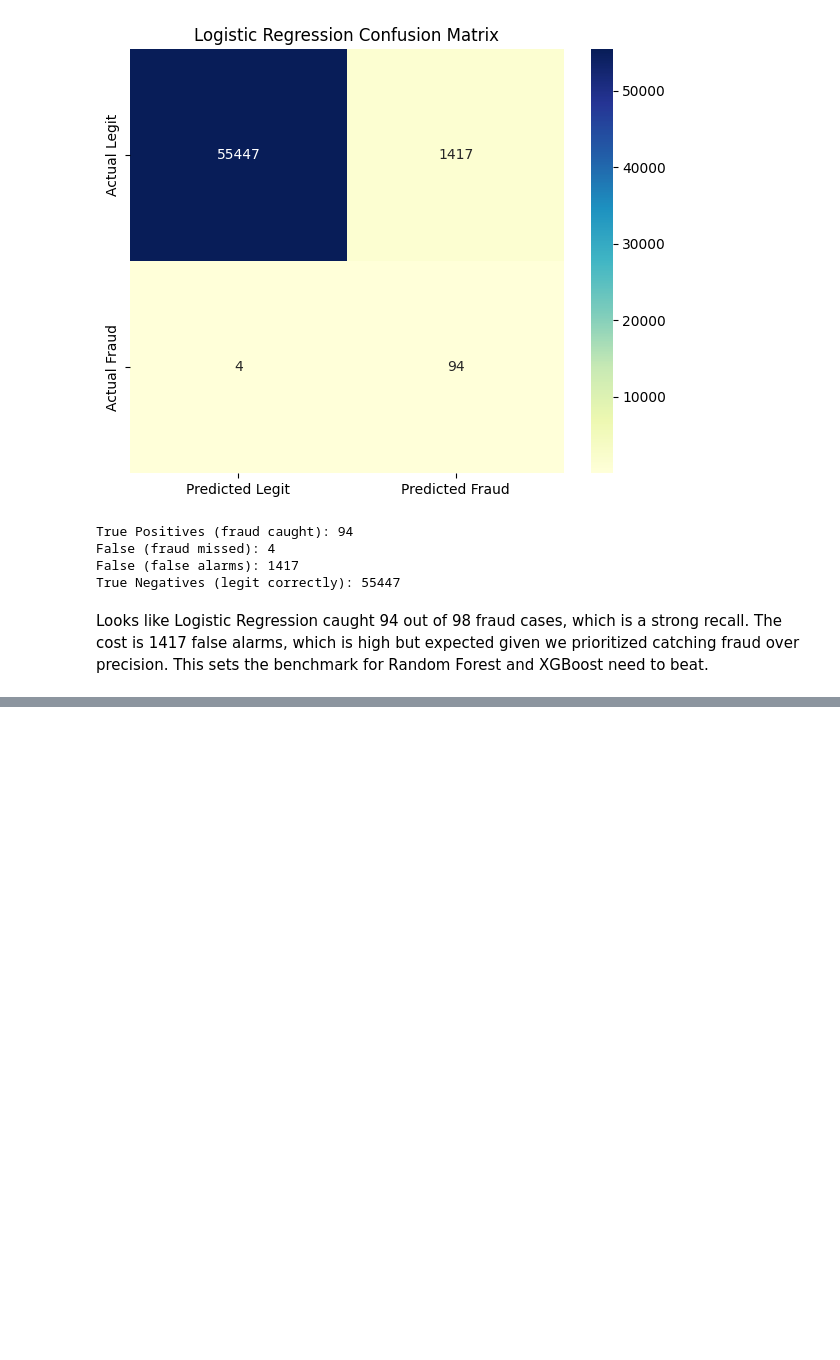
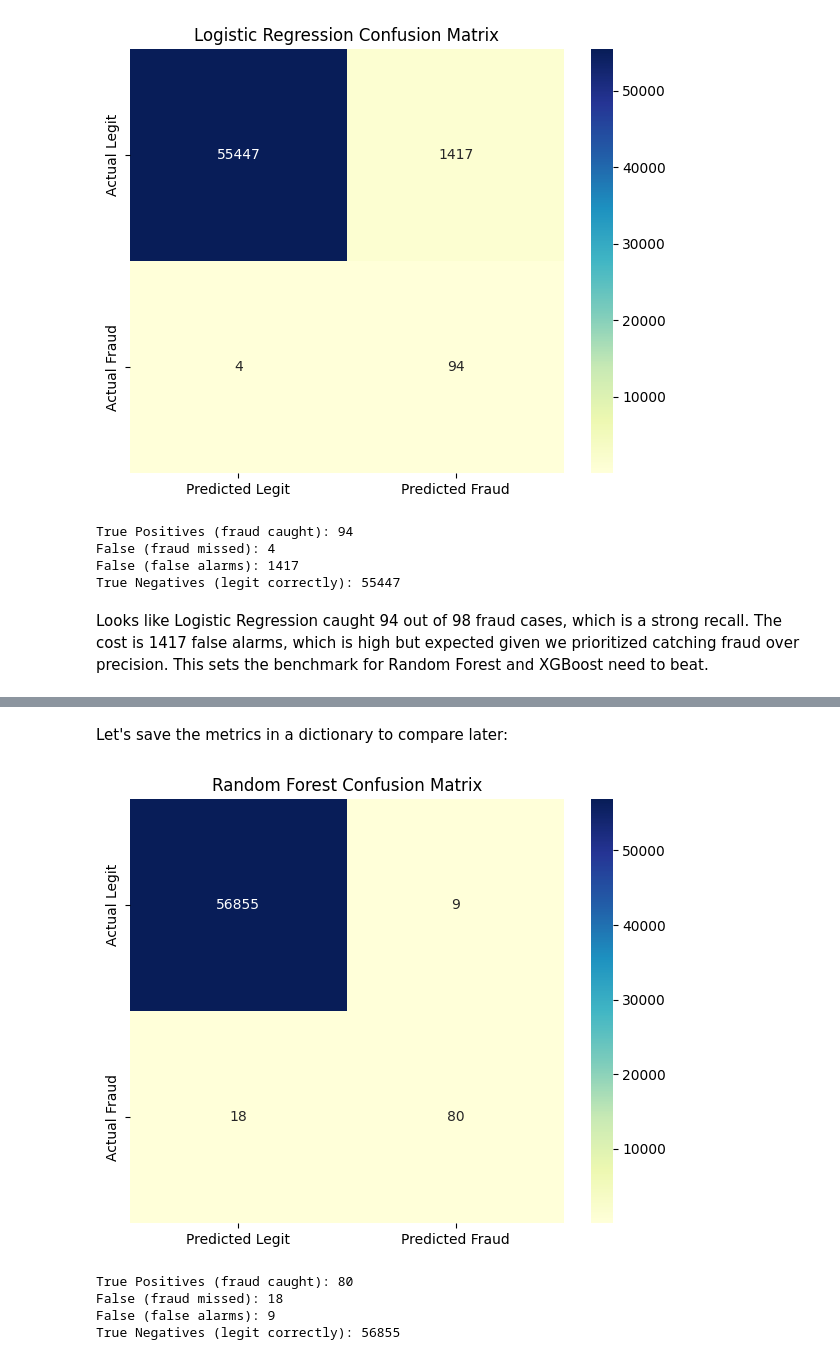
Before and after one commit to ShawarmaOnGit/ML-Assessment, a Jupyter notebook: credit_card_fraud_detection.ipynb, the cells around one changed output, grey strips where cells are left out. Drawn from its saved outputs; the diff is of its cells as text; code cells hidden in the pictures; blank space fills up the shorter version.

Commit message:
feat: Finish Random Forest

```diff
--- a/credit_card_fraud_detection.ipynb
+++ b/credit_card_fraud_detection.ipynb
@@ -553,0 +558,11 @@ Looks like Logistic Regression caught 94 out of 98 fraud cases, which is a stron
+# %%
+from sklearn.ensemble import RandomForestClassifier
+
+rf = RandomForestClassifier(class_weight='balanced', random_state=99)
+
+rf.fit(X_train_sm, y_train_sm)
+rf_pred = rf.predict(X_test)
+rf_proba = rf.predict_proba(X_test)[:, 1]
+
+print(classification_report(y_test, rf_pred, target_names=['Legitimate', 'Fraud']))
+print(f"ROC-AUC:  {roc_auc_score(y_test, rf_proba):.4f}")
@@ -553,0 +580,2 @@ Looks like Logistic Regression caught 94 out of 98 fraud cases, which is a stron
+# %% [markdown]
+Let's save the metrics in a dictionary to compare later:
@@ -553,0 +584,19 @@ Looks like Logistic Regression caught 94 out of 98 fraud cases, which is a stron
+# %%
+fig, ax = plt.subplots(figsize=(6, 5))
+cm_rf = confusion_matrix(y_test, rf_pred)
+sns.heatmap(cm_rf, annot=True, fmt='d', cmap='YlGnBu', xticklabels=['Predicted Legit', 'Predicted Fraud'], yticklabels=['Actual Legit', 'Actual Fraud'], ax=ax)
+ax.set_title('Random Forest Confusion Matrix')
+plt.tight_layout()
+plt.show()
+
+tn, fp, fn, tp = cm_rf.ravel()
+print(f"True Positives (fraud caught): {tp}")
+print(f"False (fraud missed): {fn}")
+print(f"False (false alarms): {fp}")
+print(f"True Negatives (legit correctly): {tn}")
+# %% [output]
+[figure, added]
+True Positives (fraud caught): 80
+False (fraud missed): 18
+False (false alarms): 9
+True Negatives (legit correctly): 56855
```
Also changed, not shown: parts of 4 cells of this notebook.
